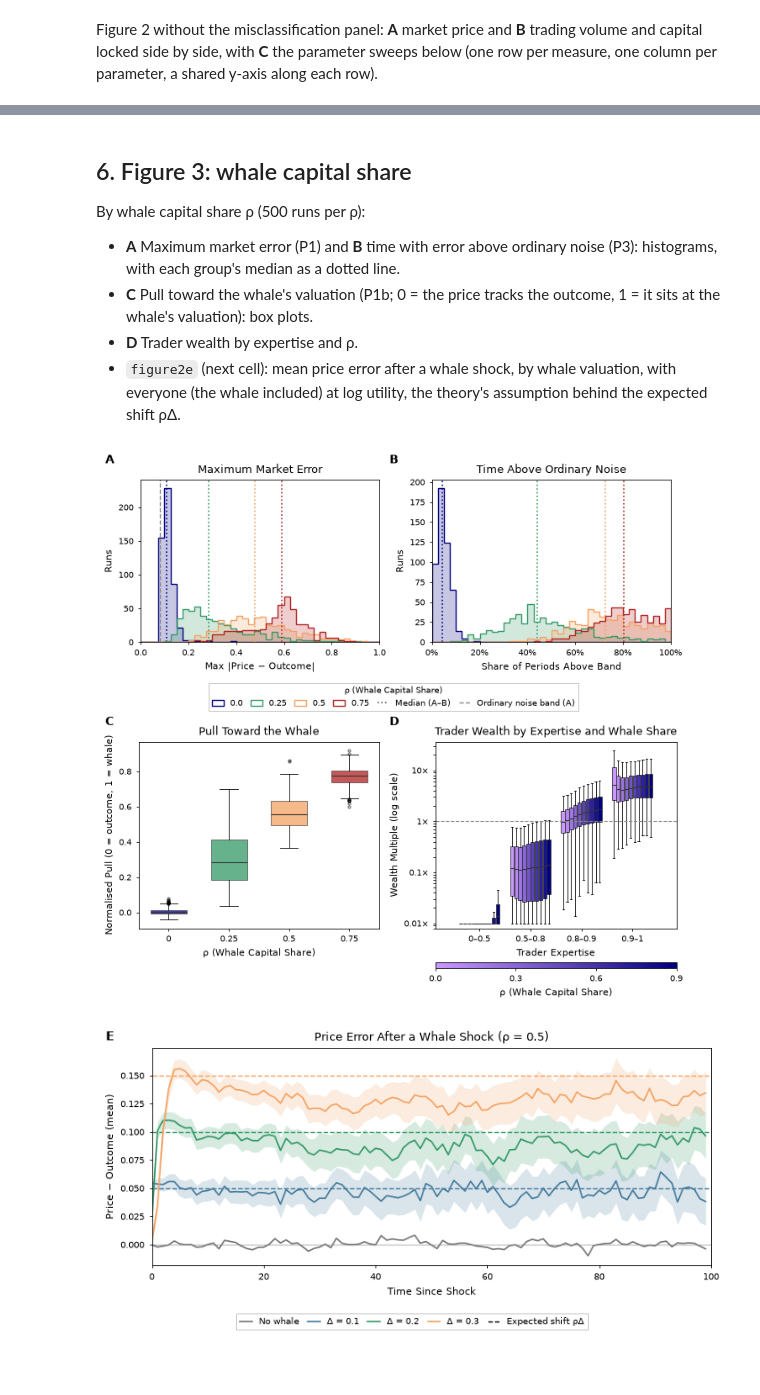
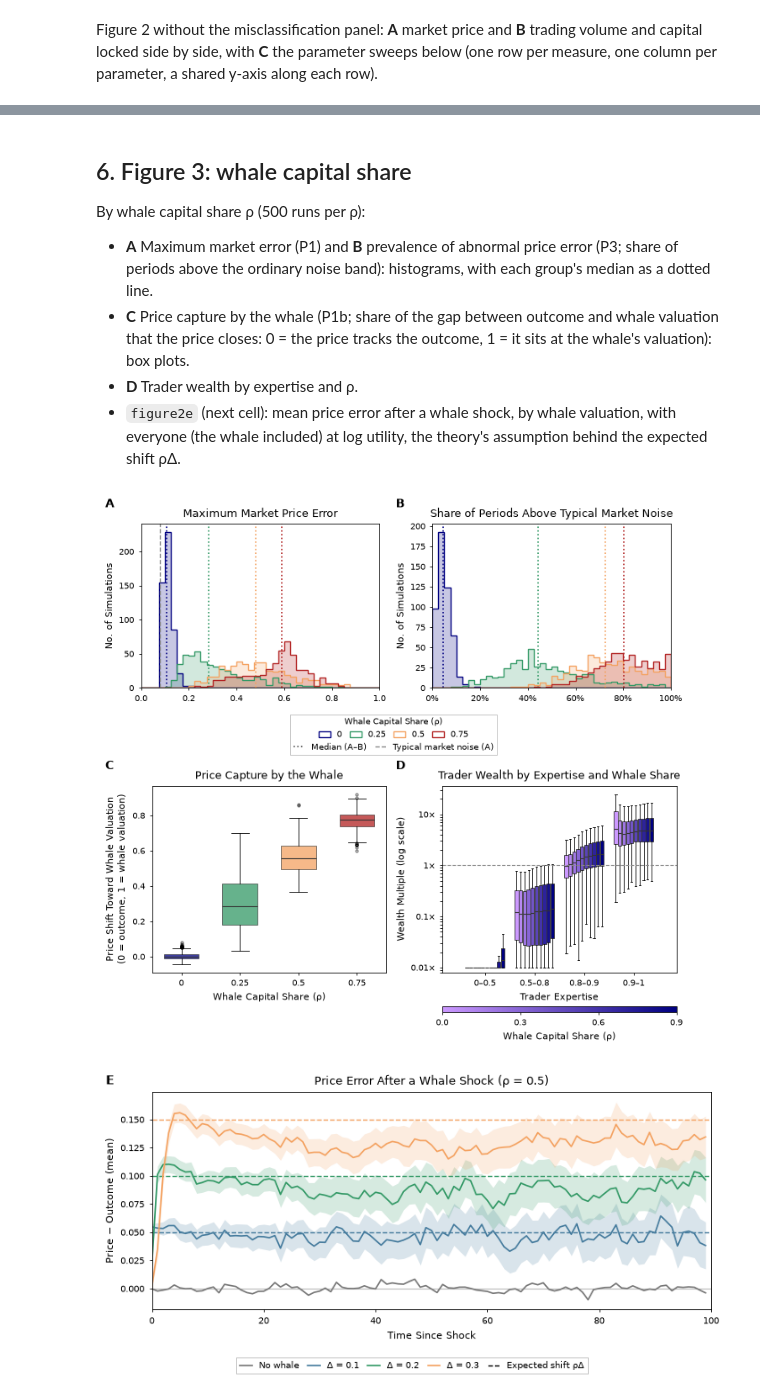
Before and after one commit to ebbam/power_prediction_clob, a Jupyter notebook: manuscript_figures.ipynb, the cells around one changed output, grey strips where cells are left out. Drawn from its saved outputs; the diff is of its cells as text; code cells hidden in the pictures; blank space fills up the shorter version.

```diff
--- a/manuscript_figures.ipynb
+++ b/manuscript_figures.ipynb
@@ -256,10 +257,10 @@ figure2_without_misclassification()
 
 By whale capital share ρ (500 runs per ρ):
 
-- **A** Maximum market error (P1) and **B** time with error above ordinary noise (P3):
+- **A** Maximum market error (P1) and **B** prevalence of abnormal price error (P3; share of periods above the ordinary noise band):
   histograms, with each group's median as a dotted line.
-- **C** Pull toward the whale's valuation (P1b; 0 = the price tracks the outcome, 1 = it sits
-  at the whale's valuation): box plots.
+- **C** Price capture by the whale (P1b; share of the gap between outcome and whale valuation
+  that the price closes: 0 = the price tracks the outcome, 1 = it sits at the whale's valuation): box plots.
 - **D** Trader wealth by expertise and ρ.
 - `figure2e` (next cell): mean price error after a whale shock, by whale valuation, with
   everyone (the whale included) at log utility, the theory's assumption behind the expected
@@ -267,40 +268,46 @@ By whale capital share ρ (500 runs per ρ):
 # %%
 def figure3(name="Figure3"):
     figure = plt.figure(figsize=(style.PAGE_WIDTH, 6.6), layout="constrained")
     top, bottom = figure.subfigures(2, 1, height_ratios=[1, 1.1])
     ax_a, ax_b = top.subplots(1, 2)
     ax_c, ax_d = bottom.subplots(1, 2)
     colors = pf.role_color("whale_share")
     for ax, plot in ((ax_a, plot_max_error), (ax_b, plot_time_outside_band)):
         plot(whale_shares, pf.RHO, ax, palette=colors)
         pf.style_axis(ax)
-        ax.set_ylabel("Runs")
-    ax_a.set(title="Maximum Market Error", xlabel="Max |Price − Outcome|")
-    ax_b.set(title="Time Above Ordinary Noise", xlabel="Share of Periods Above Band")
+        ax.set_ylabel("No. of Simulations")
+    ax_a.set(title="Maximum Market Price Error", xlabel="")
+    ax_b.set(title="Share of Periods Above Typical Market Noise", xlabel="")
     pf.plot_group_boxes(whale_shares, pf.RHO, "normalised_pull", ax_c, colors)
-    ax_c.set(title="Pull Toward the Whale", xlabel="ρ (Whale Capital Share)",
-             ylabel="Normalised Pull (0 = outcome, 1 = whale)")
+    ax_c.set(title="Price Capture by the Whale", xlabel="Whale Capital Share (ρ)",
+             ylabel="Price Shift Toward Whale Valuation\n(0 = outcome, 1 = whale valuation)")
     pf.style_axis(ax_c)
 
-    # One legend under A-B: the ρ colours, the medians and the ordinary band.
+    # One legend box under A-B in two rows: the ρ colours (titled), then the reference lines.
     entries = pf.group_legend_entries((ax_a, ax_b))
     band = entries.pop("Ordinary noise band (A)")
-    entries["Median (A–B)"] = Line2D([], [], color="#555555", linestyle=":", linewidth=1.2)
-    entries["Ordinary noise band (A)"] = band
-    top.legend(list(entries.values()), list(entries), title="ρ (Whale Capital Share)",
-               loc="outside lower center", ncols=len(entries))
+    entries = {f"{float(name):g}": handle for name, handle in entries.items()}   # 0.0 -> 0
+    references = {"Median (A–B)": Line2D([], [], color="#555555", linestyle=":", linewidth=1.2),
+                  "Typical market noise (A)": band}
+    legend = top.legend(list(entries.values()), list(entries), title="Whale Capital Share (ρ)",
+                        loc="outside lower center", ncols=len(entries))
+    # The reference row is built as its own (unplaced) legend and stacked under the ρ row inside
+    # the same box. Uses matplotlib's private legend layout, so check it after a matplotlib upgrade.
+    second_row = Legend(top, list(references.values()), list(references),
+                        ncols=len(references), frameon=False)
+    legend._legend_box.get_children().append(second_row._legend_handle_box)
 
     pf.plot_trader_returns(traders, ax_d, title="Trader Wealth by Expertise and Whale Share")
     ax_d.set_ylabel("Wealth Multiple (log scale)")
     pf.rho_colorbar(bottom, ax_d, list(pf.PROFIT_SHOWN_SHARES))
     figure.get_layout_engine().set(rect=(0, 0, 1, 0.98))    # headroom for the raised letters
     style.label_panels(((ax_a, "A"), (ax_b, "B"), (ax_c, "C"), (ax_d, "D")), lift=8)
     pf.save(figure, name)
 
 
 figure3()
 # %% [output]
-[figure, old version]
+[figure, new version]
 # %%
 figure, ax_e = plt.subplots(figsize=(style.PAGE_WIDTH, 3.4), layout="constrained")
 pf.plot_valuation_paths(valuation_paths, ax_e)
```
Also changed, not shown: parts of 8 cells of this notebook, 24 other files.
